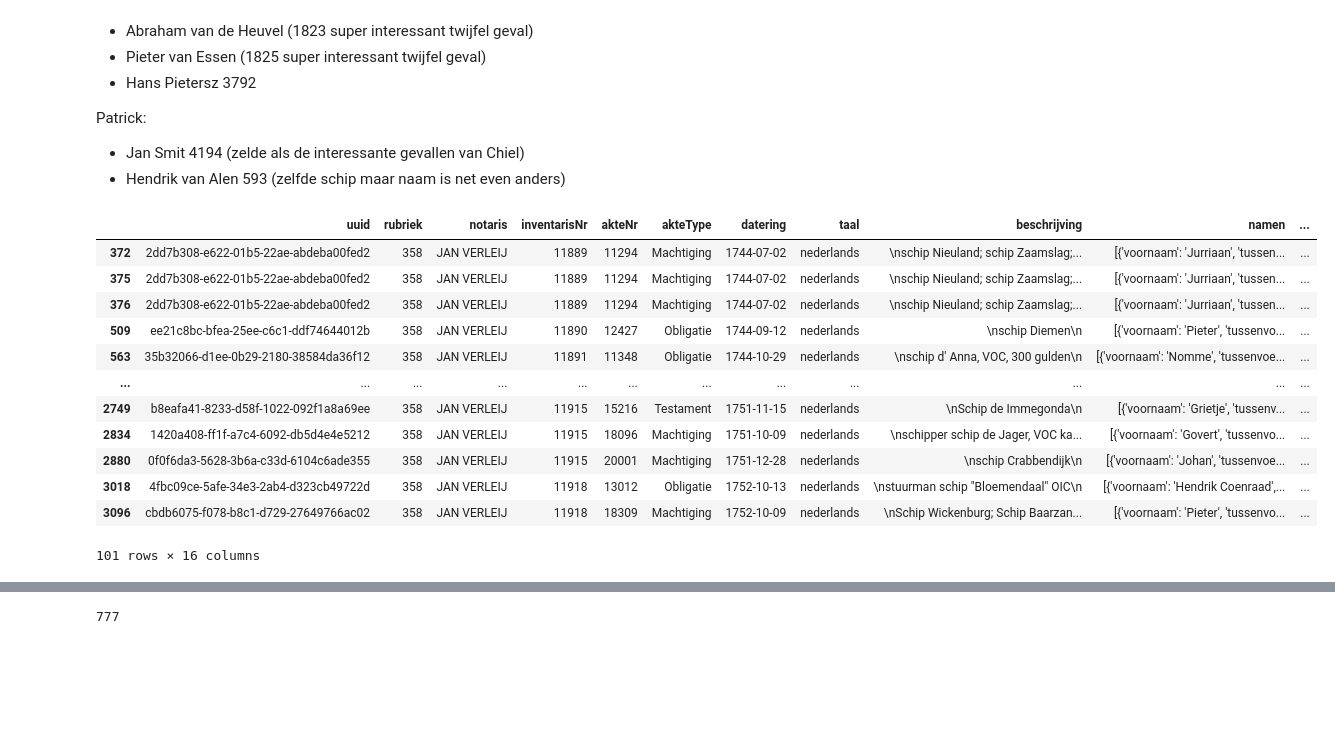
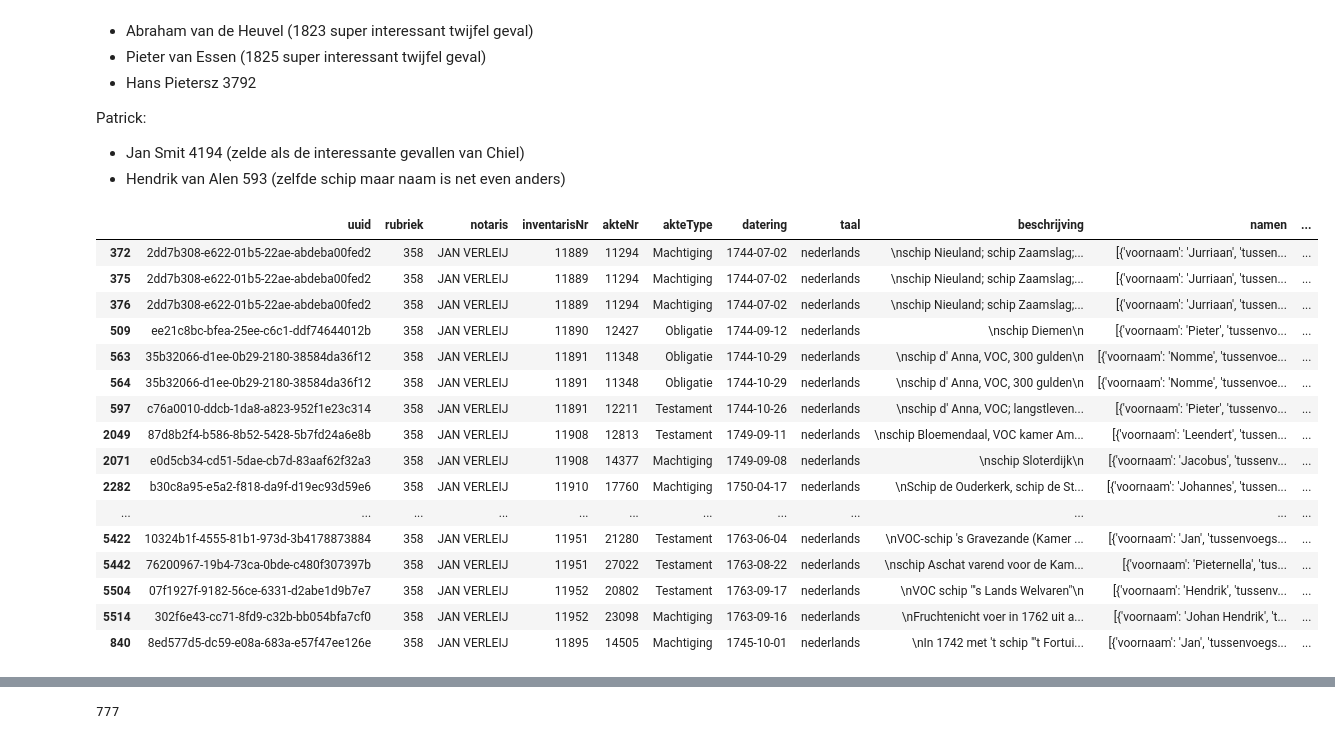
Before and after one commit to barry98/VOC-project, a Jupyter notebook: Annotation/Comparing annotations.ipynb, the cells around one changed output, grey strips where cells are left out. Drawn from its saved outputs; the diff is of its cells as text; code cells hidden in the pictures; blank space fills up the shorter version.

```diff
--- a/Annotation/Comparing annotations.ipynb
+++ b/Annotation/Comparing annotations.ipynb
@@ -64,21 +64,25 @@ final_barry = final_barry.append(subset2_bar).append(subset3_bar).append(subset4
 final_df = final_pat.append(final_chiel).append(subset1_thom).append(final_barry)
 # %%
 final_df = final_df.loc[~final_df.index.duplicated(keep='first')]
-final_df[final_df.vocop_match != 0]
+final_df[final_df.vocop_match != 0][0:50]
 # %% [output]
 |  | uuid | rubriek | notaris | inventarisNr | akteNr | akteType | datering | taal | beschrijving | namen | ... |
 | 372 | 2dd7b308-e622-01b5-22ae-abdeba00fed2 | 358 | JAN VERLEIJ | 11889 | 11294 | Machtiging | 1744-07-02 | nederlands | \nschip Nieuland; schip Zaamslag;... | [{'voornaam': 'Jurriaan', 'tussen... | ... |
 | 375 | 2dd7b308-e622-01b5-22ae-abdeba00fed2 | 358 | JAN VERLEIJ | 11889 | 11294 | Machtiging | 1744-07-02 | nederlands | \nschip Nieuland; schip Zaamslag;... | [{'voornaam': 'Jurriaan', 'tussen... | ... |
 | 376 | 2dd7b308-e622-01b5-22ae-abdeba00fed2 | 358 | JAN VERLEIJ | 11889 | 11294 | Machtiging | 1744-07-02 | nederlands | \nschip Nieuland; schip Zaamslag;... | [{'voornaam': 'Jurriaan', 'tussen... | ... |
 | 509 | ee21c8bc-bfea-25ee-c6c1-ddf74644012b | 358 | JAN VERLEIJ | 11890 | 12427 | Obligatie | 1744-09-12 | nederlands | \nschip Diemen\n | [{'voornaam': 'Pieter', 'tussenvo... | ... |
 | 563 | 35b32066-d1ee-0b29-2180-38584da36f12 | 358 | JAN VERLEIJ | 11891 | 11348 | Obligatie | 1744-10-29 | nederlands | \nschip d' Anna, VOC, 300 gulden\n | [{'voornaam': 'Nomme', 'tussenvoe... | ... |
+| 564 | 35b32066-d1ee-0b29-2180-38584da36f12 | 358 | JAN VERLEIJ | 11891 | 11348 | Obligatie | 1744-10-29 | nederlands | \nschip d' Anna, VOC, 300 gulden\n | [{'voornaam': 'Nomme', 'tussenvoe... | ... |
+| 597 | c76a0010-ddcb-1da8-a823-952f1e23c314 | 358 | JAN VERLEIJ | 11891 | 12211 | Testament | 1744-10-26 | nederlands | \nschip d' Anna, VOC; langstleven... | [{'voornaam': 'Pieter', 'tussenvo... | ... |
+| 2049 | 87d8b2f4-b586-8b52-5428-5b7fd24a6e8b | 358 | JAN VERLEIJ | 11908 | 12813 | Testament | 1749-09-11 | nederlands | \nschip Bloemendaal, VOC kamer Am... | [{'voornaam': 'Leendert', 'tussen... | ... |
+| 2071 | e0d5cb34-cd51-5dae-cb7d-83aaf62f32a3 | 358 | JAN VERLEIJ | 11908 | 14377 | Machtiging | 1749-09-08 | nederlands | \nschip Sloterdijk\n | [{'voornaam': 'Jacobus', 'tussenv... | ... |
+| 2282 | b30c8a95-e5a2-f818-da9f-d19ec93d59e6 | 358 | JAN VERLEIJ | 11910 | 17760 | Machtiging | 1750-04-17 | nederlands | \nSchip de Ouderkerk, schip de St... | [{'voornaam': 'Johannes', 'tussen... | ... |
 | ... | ... | ... | ... | ... | ... | ... | ... | ... | ... | ... | ... |
-| 2749 | b8eafa41-8233-d58f-1022-092f1a8a69ee | 358 | JAN VERLEIJ | 11915 | 15216 | Testament | 1751-11-15 | nederlands | \nSchip de Immegonda\n | [{'voornaam': 'Grietje', 'tussenv... | ... |
-| 2834 | 1420a408-ff1f-a7c4-6092-db5d4e4e5212 | 358 | JAN VERLEIJ | 11915 | 18096 | Machtiging | 1751-10-09 | nederlands | \nschipper schip de Jager, VOC ka... | [{'voornaam': 'Govert', 'tussenvo... | ... |
-| 2880 | 0f0f6da3-5628-3b6a-c33d-6104c6ade355 | 358 | JAN VERLEIJ | 11915 | 20001 | Machtiging | 1751-12-28 | nederlands | \nschip Crabbendijk\n | [{'voornaam': 'Johan', 'tussenvoe... | ... |
-| 3018 | 4fbc09ce-5afe-34e3-2ab4-d323cb49722d | 358 | JAN VERLEIJ | 11918 | 13012 | Obligatie | 1752-10-13 | nederlands | \nstuurman schip "Bloemendaal" OIC\n | [{'voornaam': 'Hendrik Coenraad',... | ... |
-| 3096 | cbdb6075-f078-b8c1-d729-27649766ac02 | 358 | JAN VERLEIJ | 11918 | 18309 | Machtiging | 1752-10-09 | nederlands | \nSchip Wickenburg; Schip Baarzan... | [{'voornaam': 'Pieter', 'tussenvo... | ... |
+| 5422 | 10324b1f-4555-81b1-973d-3b4178873884 | 358 | JAN VERLEIJ | 11951 | 21280 | Testament | 1763-06-04 | nederlands | \nVOC-schip 's Gravezande (Kamer ... | [{'voornaam': 'Jan', 'tussenvoegs... | ... |
+| 5442 | 76200967-19b4-73ca-0bde-c480f307397b | 358 | JAN VERLEIJ | 11951 | 27022 | Testament | 1763-08-22 | nederlands | \nschip Aschat varend voor de Kam... | [{'voornaam': 'Pieternella', 'tus... | ... |
+| 5504 | 07f1927f-9182-56ce-6331-d2abe1d9b7e7 | 358 | JAN VERLEIJ | 11952 | 20802 | Testament | 1763-09-17 | nederlands | \nVOC schip "'s Lands Welvaren"\n | [{'voornaam': 'Hendrik', 'tussenv... | ... |
+| 5514 | 302f6e43-cc71-8fd9-c32b-bb054bfa7cf0 | 358 | JAN VERLEIJ | 11952 | 23098 | Machtiging | 1763-09-16 | nederlands | \nFruchtenicht voer in 1762 uit a... | [{'voornaam': 'Johan Hendrik', 't... | ... |
+| 840 | 8ed577d5-dc59-e08a-683a-e57f47ee126e | 358 | JAN VERLEIJ | 11895 | 14505 | Machtiging | 1745-10-01 | nederlands | \nIn 1742 met 't schip "'t Fortui... | [{'voornaam': 'Jan', 'tussenvoegs... | ... |
-101 rows × 16 columns
 # %%
 nlp = spacy.load('nl_core_news_sm', disable=['parser', 'tagger', 'textcat'])
 # %%
```
Also changed, not shown: parts of 1 cell of this notebook, 2 other files.
